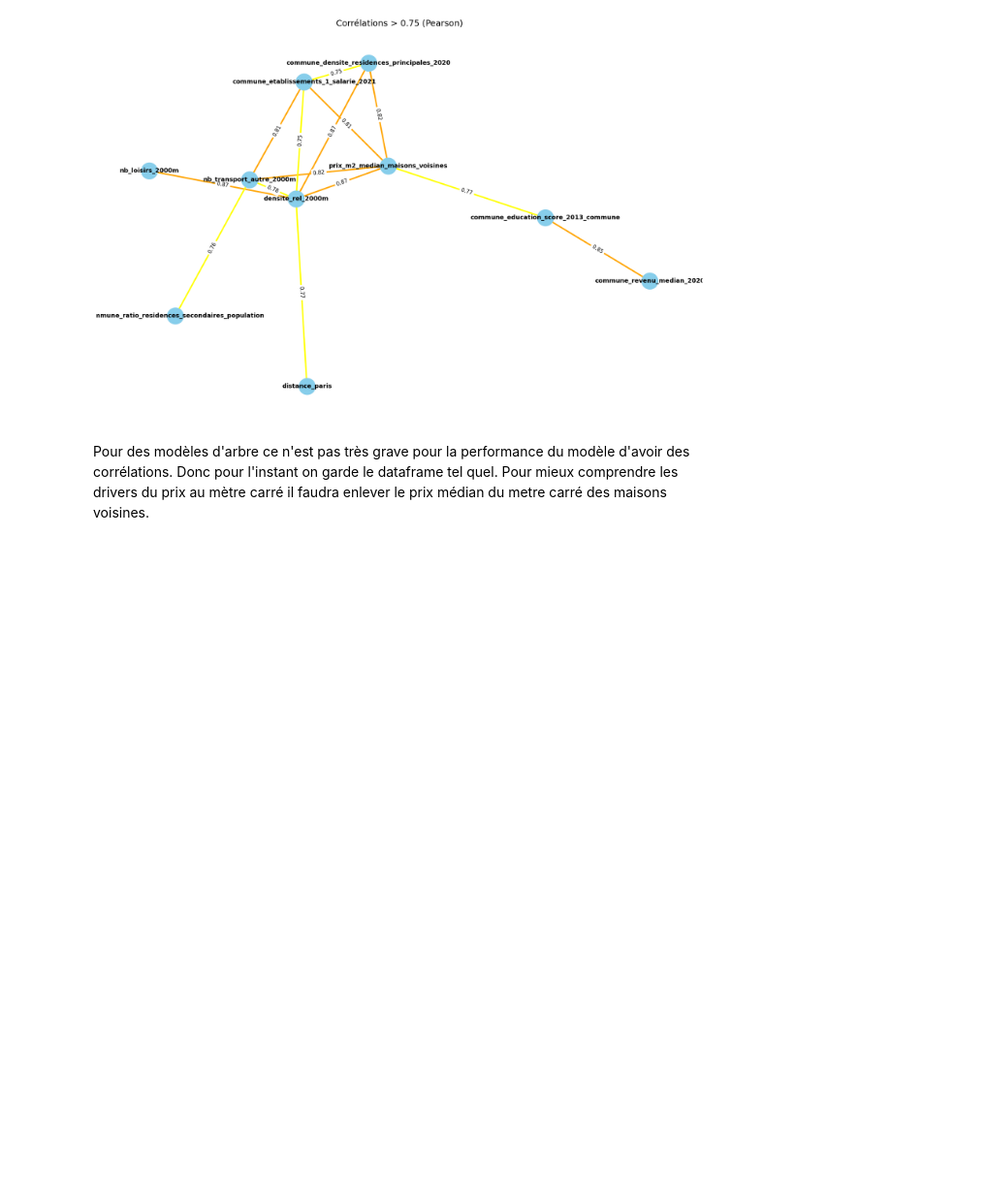
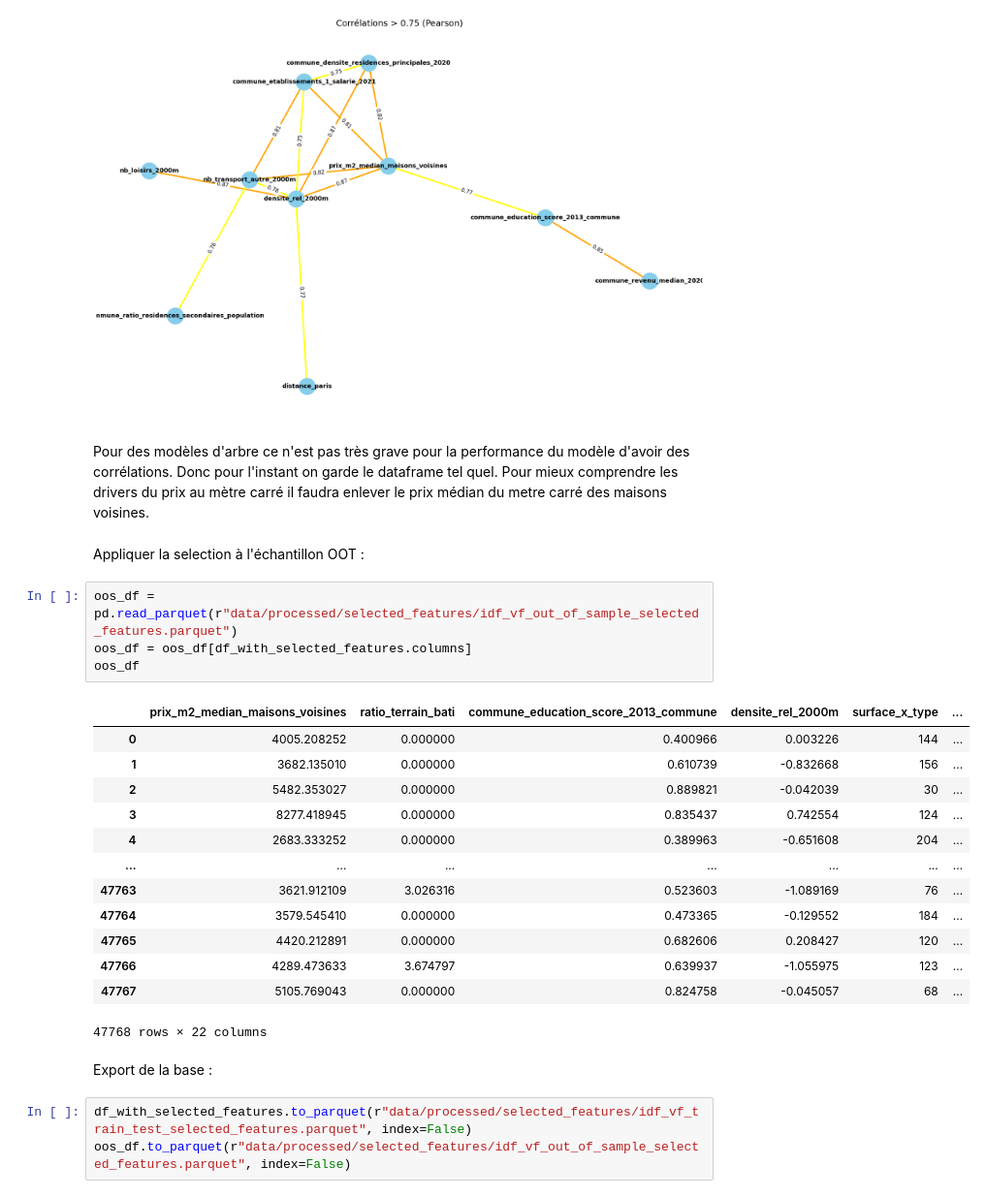
Before and after one commit to leocoooo/land_value_prediction, a Jupyter notebook: notebooks/03_selection_features.ipynb, the cells around one changed output. Shown at 97% size. Drawn from its saved outputs; the diff is of its cells as text; blank space fills up the shorter version.

Commit message:
add export and apply on ood

```diff
--- a/notebooks/03_selection_features.ipynb
+++ b/notebooks/03_selection_features.ipynb
@@ -281,3 +281,28 @@ plot_strong_correlations(df_with_selected_features, threshold=0.75)
 [figure]
 # %% [markdown]
 Pour des modèles d'arbre ce n'est pas très grave pour la performance du modèle d'avoir des corrélations. Donc pour l'instant on garde le dataframe tel quel. Pour mieux comprendre les drivers du prix au mètre carré il faudra enlever le prix médian du metre carré des maisons voisines.
+# %% [markdown]
+Appliquer la selection à l'échantillon OOT :
+# %%
+oos_df = pd.read_parquet(r"data/processed/selected_features/idf_vf_out_of_sample_selected_features.parquet")
+oos_df = oos_df[df_with_selected_features.columns]
+oos_df
+# %% [output]
+|  | prix_m2_median_maisons_voisines | ratio_terrain_bati | commune_education_score_2013_commune | densite_rel_2000m | surface_x_type | ... |
+| 0 | 4005.208252 | 0.000000 | 0.400966 | 0.003226 | 144 | ... |
+| 1 | 3682.135010 | 0.000000 | 0.610739 | -0.832668 | 156 | ... |
+| 2 | 5482.353027 | 0.000000 | 0.889821 | -0.042039 | 30 | ... |
+| 3 | 8277.418945 | 0.000000 | 0.835437 | 0.742554 | 124 | ... |
+| 4 | 2683.333252 | 0.000000 | 0.389963 | -0.651608 | 204 | ... |
+| ... | ... | ... | ... | ... | ... | ... |
+| 47763 | 3621.912109 | 3.026316 | 0.523603 | -1.089169 | 76 | ... |
+| 47764 | 3579.545410 | 0.000000 | 0.473365 | -0.129552 | 184 | ... |
+| 47765 | 4420.212891 | 0.000000 | 0.682606 | 0.208427 | 120 | ... |
+| 47766 | 4289.473633 | 3.674797 | 0.639937 | -1.055975 | 123 | ... |
+| 47767 | 5105.769043 | 0.000000 | 0.824758 | -0.045057 | 68 | ... |
+47768 rows × 22 columns
+# %% [markdown]
+Export de la base :
+# %%
+df_with_selected_features.to_parquet(r"data/processed/selected_features/idf_vf_train_test_selected_features.parquet", index=False)
+oos_df.to_parquet(r"data/processed/selected_features/idf_vf_out_of_sample_selected_features.parquet", index=False)
```
Also changed, not shown: parts of 7 cells of this notebook.
